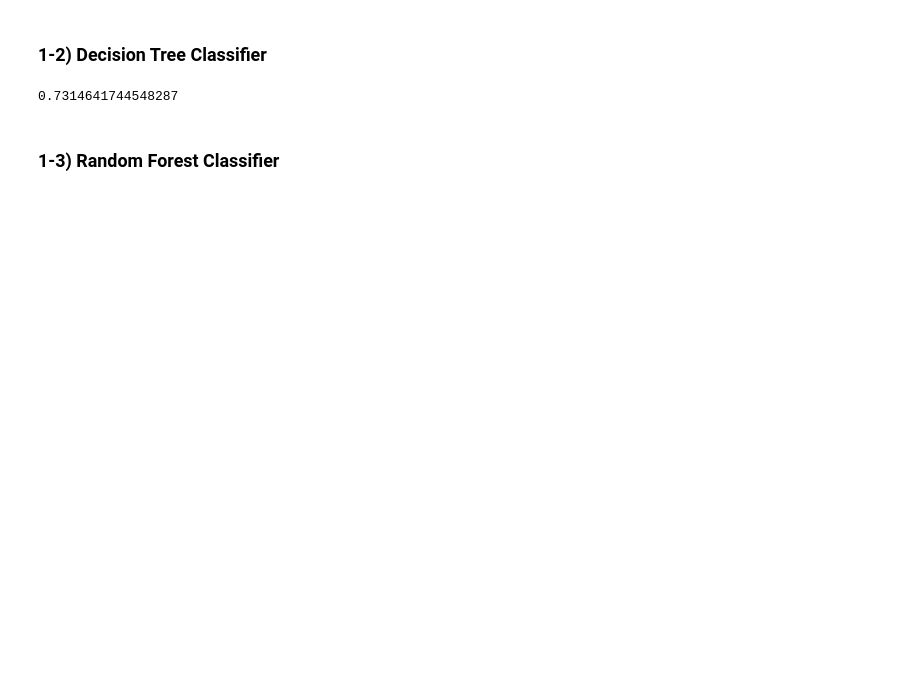
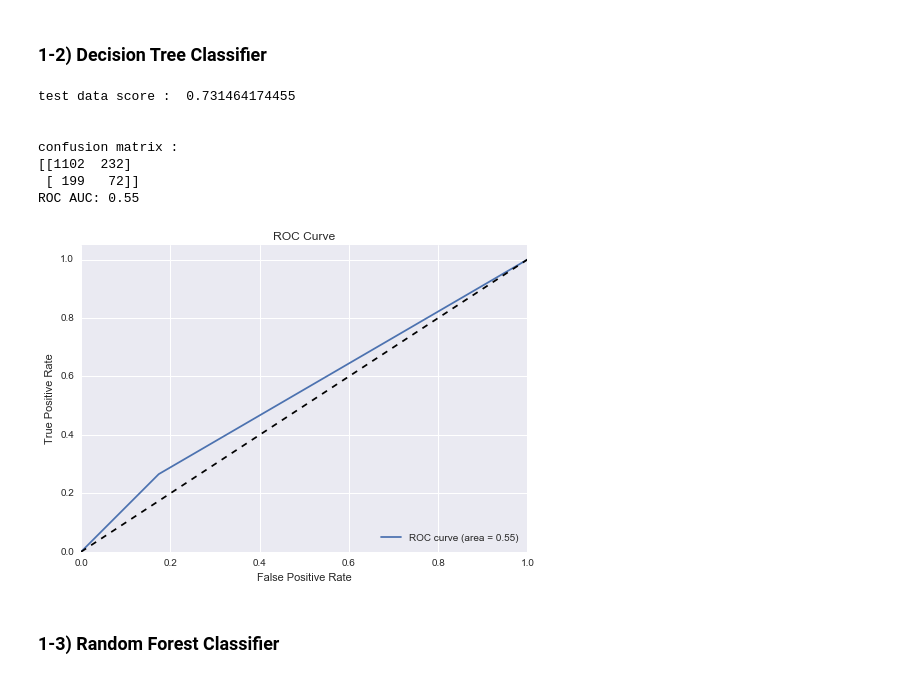
Before and after one commit to yennanliu/Kaggle.com_mini_project, a Jupyter notebook: Speed_Dating/Kaggle_Speeding_Dating.ipynb, the cells around one changed output. Saved outputs shown, nothing was run; the diff lists cells and outputs as text; code cells hidden in the pictures; blank space fills up the shorter version.

```diff
--- a/Speed_Dating/Kaggle_Speeding_Dating.ipynb
+++ b/Speed_Dating/Kaggle_Speeding_Dating.ipynb
@@ -99,11 +170,18 @@ clf_svc.score(X_test,y_test)
 # %%
 from sklearn.tree import DecisionTreeClassifier
 
-clf = DecisionTreeClassifier(random_state=0)
-clf.fit(X_train, y_train)
-clf.score(X_test,y_test)
+clf_tree = DecisionTreeClassifier(random_state=0)
+
+basic_fitting(X,y,clf_tree)
 # %% [output]
-0.7314641744548287
+test data score :  0.731464174455
+
+
+confusion matrix :
+[[1102  232]
+ [ 199   72]]
+ROC AUC: 0.55
+[figure, added]
 # %% [markdown]
 ### 1-3) Random Forest Classifier
 # %%
```
Also changed, not shown: parts of 11 cells of this notebook.
